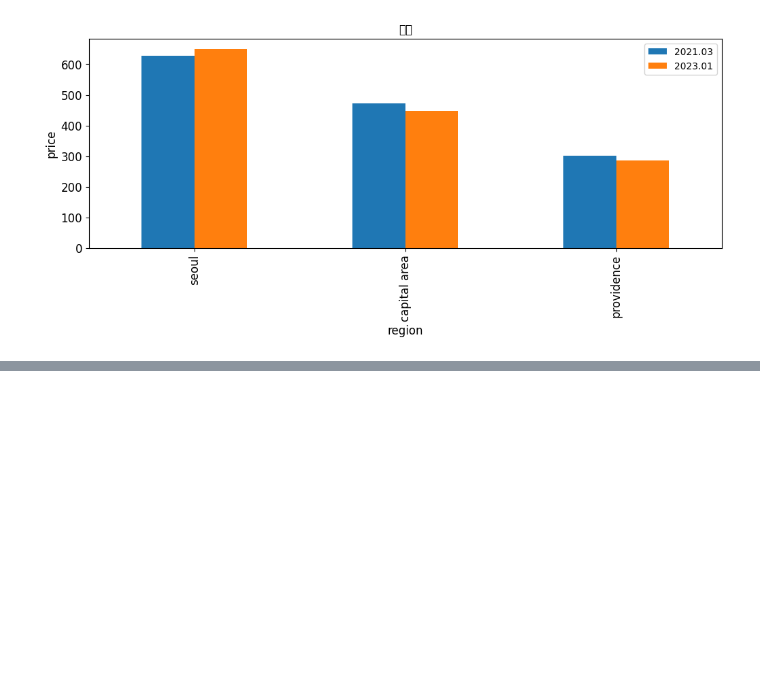
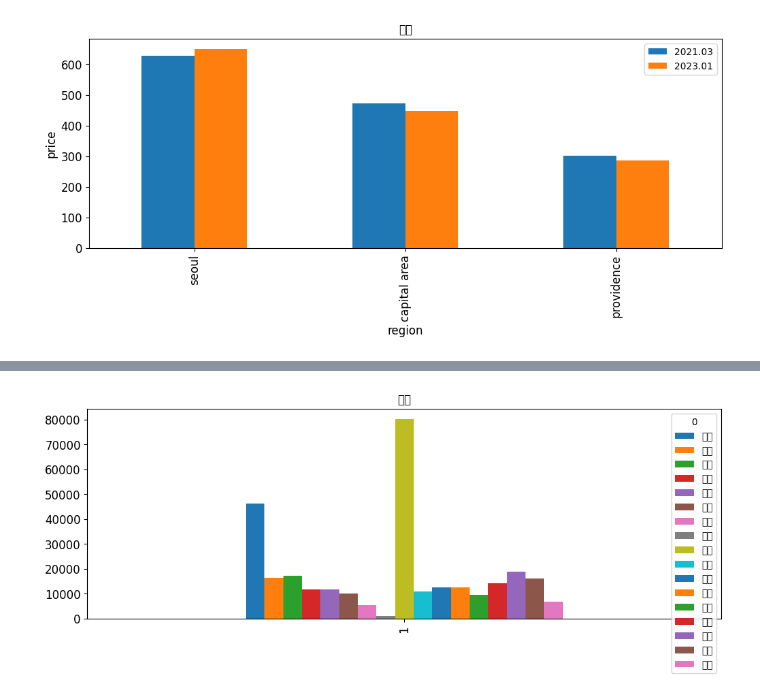
Before and after one commit to dongyoon9802/pythonAnalasys, a Jupyter notebook: pyhtonAnalysis.ipynb, the cells around one changed output, grey strips where cells are left out. Cells and saved outputs as stored; diff of their text form; code cells hidden in the pictures; blank space fills up the shorter version.

```diff
--- a/pyhtonAnalysis.ipynb
+++ b/pyhtonAnalysis.ipynb
@@ -996,0 +993,5 @@ ax.set_xticklabels(['seoul','capital area', 'providence'], fontsize=12)
+# %%
+
+ax = injuredData_edit.plot(kind='bar', title='날씨', figsize=(12, 4), legend=True, fontsize=12)
+# %% [output]
+[figure, added]
```
Also changed, not shown: parts of 8 cells of this notebook.
